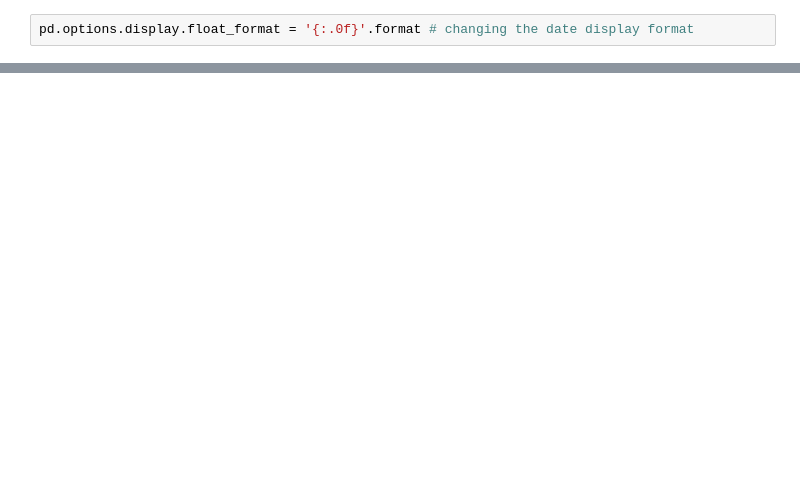
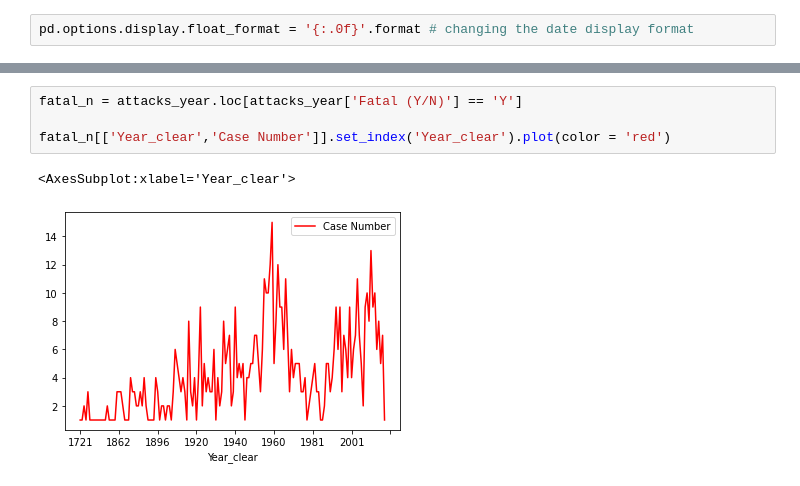
Before and after one commit to TassoCortez/Shark-Attack-Tasso, a Jupyter notebook: Trabalho - shark attack.ipynb, the cells around one changed output, grey strips where cells are left out. Saved outputs shown, nothing was run; the diff lists cells and outputs as text; blank space fills up the shorter version.

```diff
--- a/Trabalho - shark attack.ipynb
+++ b/Trabalho - shark attack.ipynb
@@ -238,0 +239,7 @@ attacks_clear
+# %%
+fatal_n = attacks_year.loc[attacks_year['Fatal (Y/N)'] == 'Y']
+
+fatal_n[['Year_clear','Case Number']].set_index('Year_clear').plot(color = 'red')
+# %% [output]
+<AxesSubplot:xlabel='Year_clear'>
+[figure, added]
```
Also changed, not shown: parts of 9 cells of this notebook.
